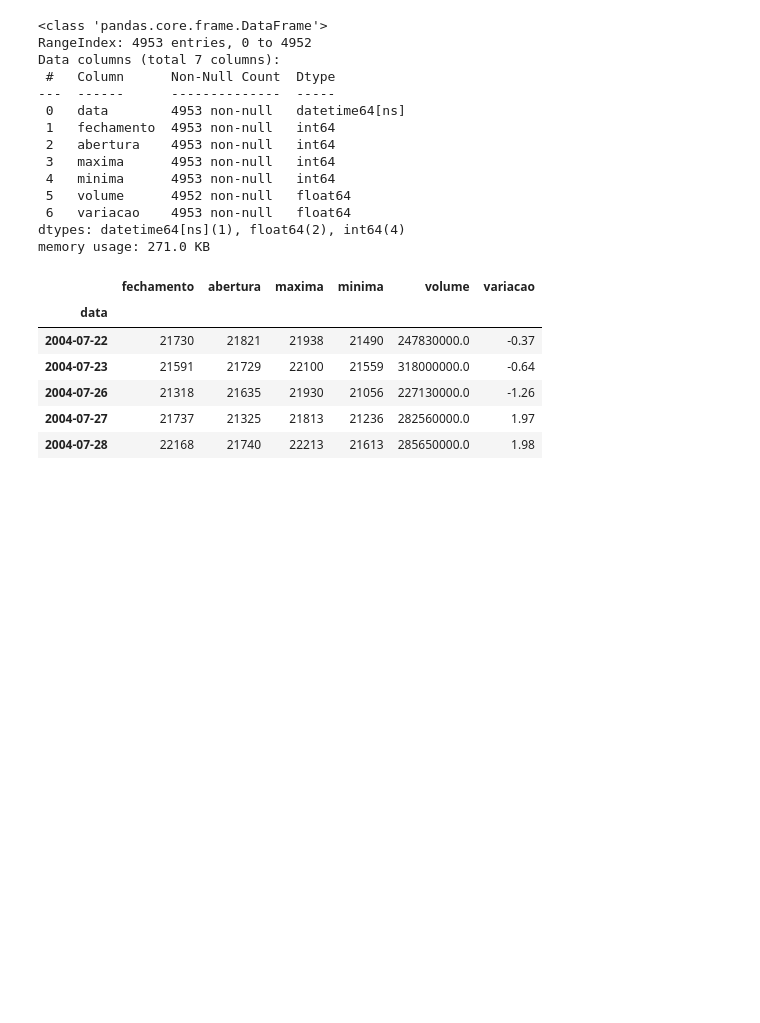
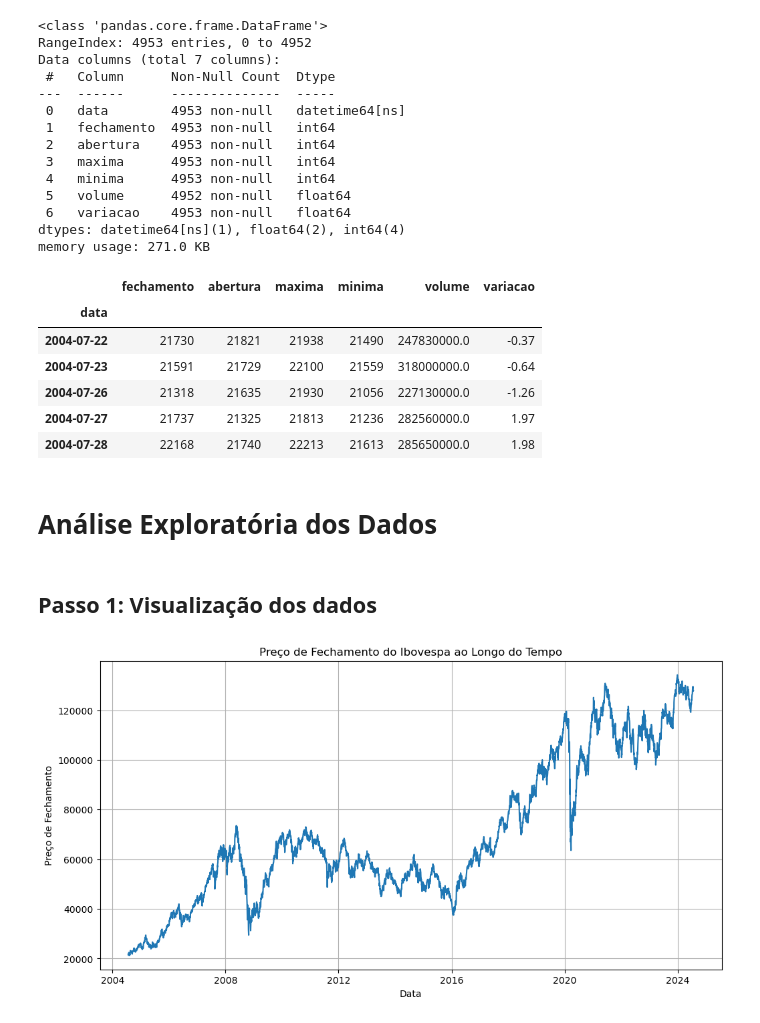
Before and after one commit to alexandreaquiles/postech-fiap-dtat-tech-challenge-fase2, a Jupyter notebook: tech-challenge-fase2-forecasting-ibovespa.ipynb, the cells around one changed output. Cells and saved outputs as stored; diff of their text form; code cells hidden in the pictures; blank space fills up the shorter version.

Commit message:
Visualização do preço de fechamento

```diff
--- a/tech-challenge-fase2-forecasting-ibovespa.ipynb
+++ b/tech-challenge-fase2-forecasting-ibovespa.ipynb
@@ -30,7 +30,7 @@ import seaborn as sns
 from statsmodels.tsa.seasonal import seasonal_decompose
 # %%
 # Carregando os dados do arquivo CSV
-df = pd.read_csv('dados_ibovespa.csv', sep=',', thousands='.', parse_dates=[0])
+df = pd.read_csv('dados_ibovespa.csv', sep=',', thousands='.', parse_dates=[0], date_format='%d.%m.%Y')
 df.head()
 # %% [output]
 |  | Data | Último | Abertura | Máxima | Mínima | Vol. | Var% |
@@ -147,3 +147,19 @@ df.head()
 | 2004-07-26 | 21318 | 21635 | 21930 | 21056 | 227130000.0 | -1.26 |
 | 2004-07-27 | 21737 | 21325 | 21813 | 21236 | 282560000.0 | 1.97 |
 | 2004-07-28 | 22168 | 21740 | 22213 | 21613 | 285650000.0 | 1.98 |
+# %% [markdown]
+# Análise Exploratória dos Dados
+# %% [markdown]
+## Passo 1: Visualização dos dados
+# %%
+# Gráfico de linha do preço de fechamento ao longo do tempo
+
+plt.figure(figsize=(12, 6))
+plt.plot(df.index, df['fechamento'], linestyle='-')
+plt.title('Preço de Fechamento do Ibovespa ao Longo do Tempo')
+plt.xlabel('Data')
+plt.ylabel('Preço de Fechamento')
+plt.grid(True)
+plt.show()
+# %% [output]
+[figure, added]
```
